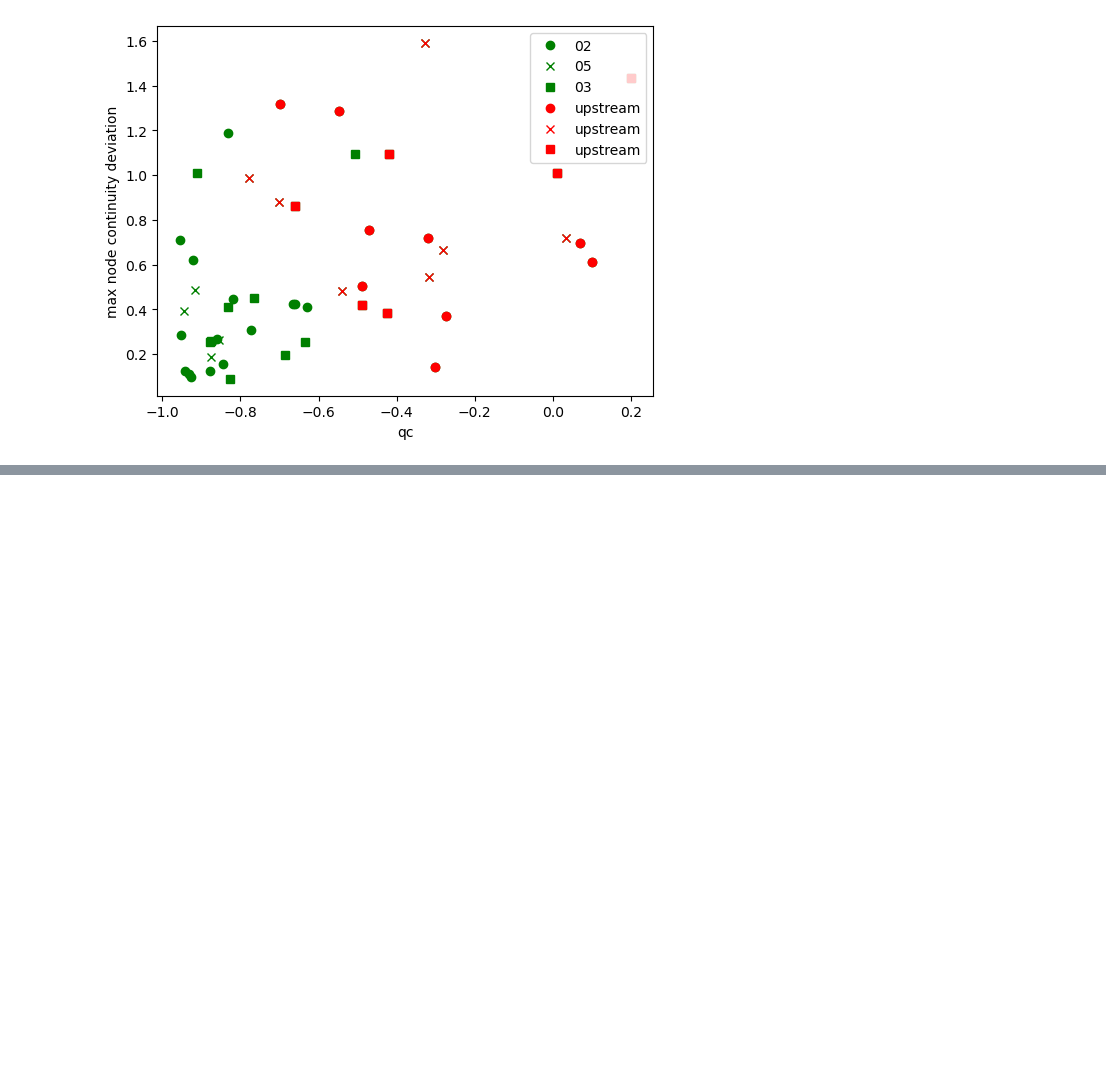
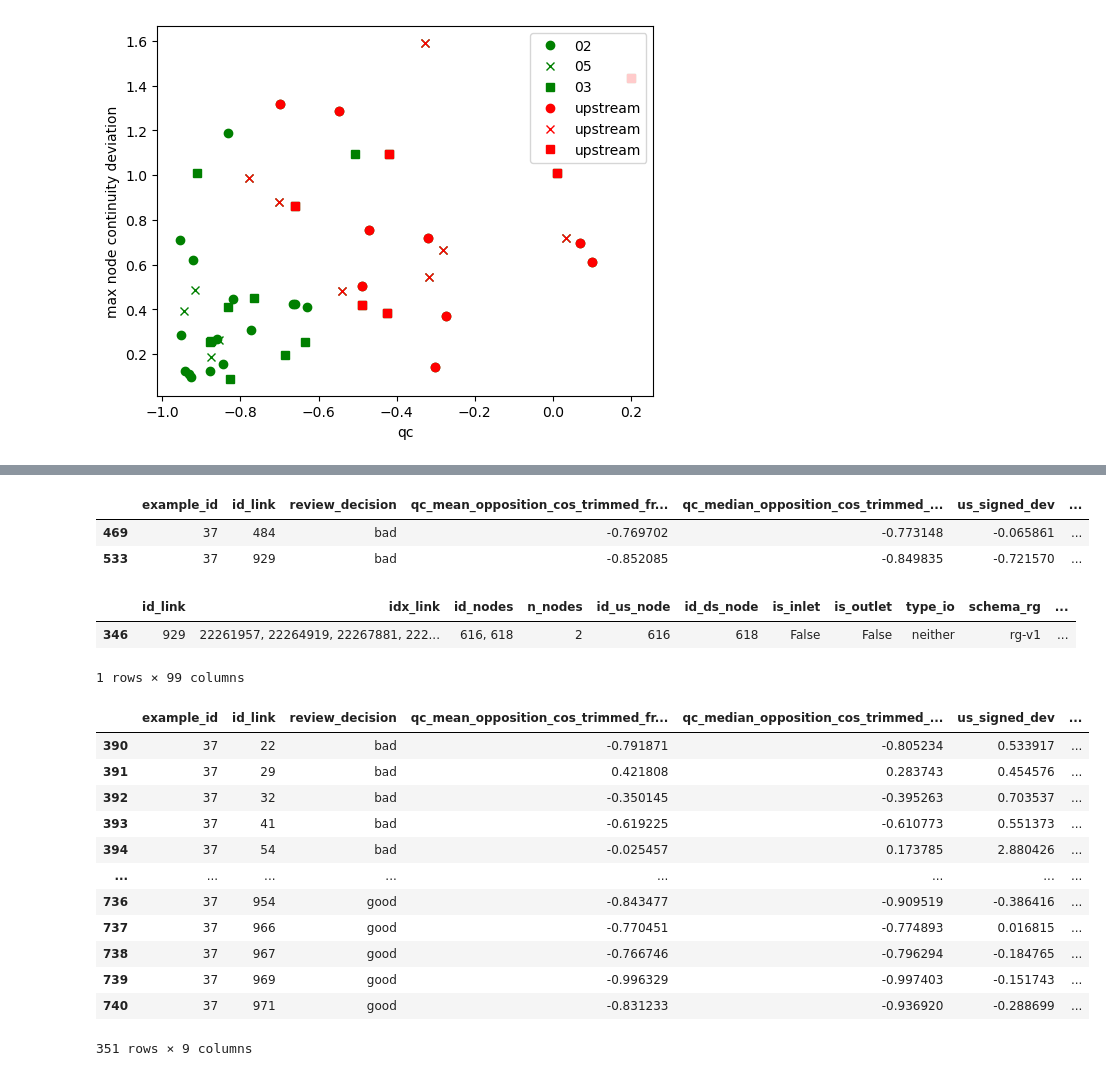
Before and after one commit to niekcde/river_hierarchy, a Jupyter notebook: RAPID/notebooks/width_investigation.ipynb, the cells around one changed output, grey strips where cells are left out. Saved outputs shown, nothing was run; the diff lists cells and outputs as text; code cells hidden in the pictures; blank space fills up the shorter version.

```diff
--- a/RAPID/notebooks/width_investigation.ipynb
+++ b/RAPID/notebooks/width_investigation.ipynb
@@ -852,0 +995,36 @@ plt.ylabel('max node continuity deviation')
+# %%
+review_table[(review_table['us_signed_dev'] < 0.2) & (review_table['qc_mean_opposition_cos_trimmed_from_samples'] < -0.75) &
+             (review_table['review_decision'] == 'bad')]
+# %% [output]
+|  | example_id | id_link | review_decision | qc_mean_opposition_cos_trimmed_fr... | qc_median_opposition_cos_trimmed_... | us_signed_dev | ... |
+| 469 | 37 | 484 | bad | -0.769702 | -0.773148 | -0.065861 | ... |
+| 533 | 37 | 929 | bad | -0.852085 | -0.849835 | -0.721570 | ... |
+# %%
+from pathlib import Path
+import pandas as pd
+
+path = Path("/Users/6256481/Code/river-hierarchy/network_variants/output/37_indep__anchored/states/S000_base/variant/width_review/width_review_decisions.csv")
+df = pd.read_csv(path)
+
+df[["review_order", "id_link", "review_decision"]].sort_values("review_order").reset_index(drop=True)
+display(df[df['id_link'] == 929])
+# %% [output]
+|  | id_link | idx_link | id_nodes | n_nodes | id_us_node | id_ds_node | is_inlet | is_outlet | type_io | schema_rg | ... |
+| 346 | 929 | 22261957, 22264919, 22267881, 222... | 616, 618 | 2 | 616 | 618 | False | False | neither | rg-v1 | ... |
+1 rows × 99 columns
+# %%
+review_table[(review_table['example_id'] == 37) & (review_table['id_link'] == 'bad')]
+# %% [output]
+|  | example_id | id_link | review_decision | qc_mean_opposition_cos_trimmed_fr... | qc_median_opposition_cos_trimmed_... | us_signed_dev | ... |
+| 390 | 37 | 22 | bad | -0.791871 | -0.805234 | 0.533917 | ... |
+| 391 | 37 | 29 | bad | 0.421808 | 0.283743 | 0.454576 | ... |
+| 392 | 37 | 32 | bad | -0.350145 | -0.395263 | 0.703537 | ... |
+| 393 | 37 | 41 | bad | -0.619225 | -0.610773 | 0.551373 | ... |
+| 394 | 37 | 54 | bad | -0.025457 | 0.173785 | 2.880426 | ... |
+| ... | ... | ... | ... | ... | ... | ... | ... |
+| 736 | 37 | 954 | good | -0.843477 | -0.909519 | -0.386416 | ... |
+| 737 | 37 | 966 | good | -0.770451 | -0.774893 | 0.016815 | ... |
+| 738 | 37 | 967 | good | -0.766746 | -0.796294 | -0.184765 | ... |
+| 739 | 37 | 969 | good | -0.996329 | -0.997403 | -0.151743 | ... |
+| 740 | 37 | 971 | good | -0.831233 | -0.936920 | -0.288699 | ... |
+351 rows × 9 columns
```
Also changed, not shown: parts of 3 cells of this notebook, 12 other files.
